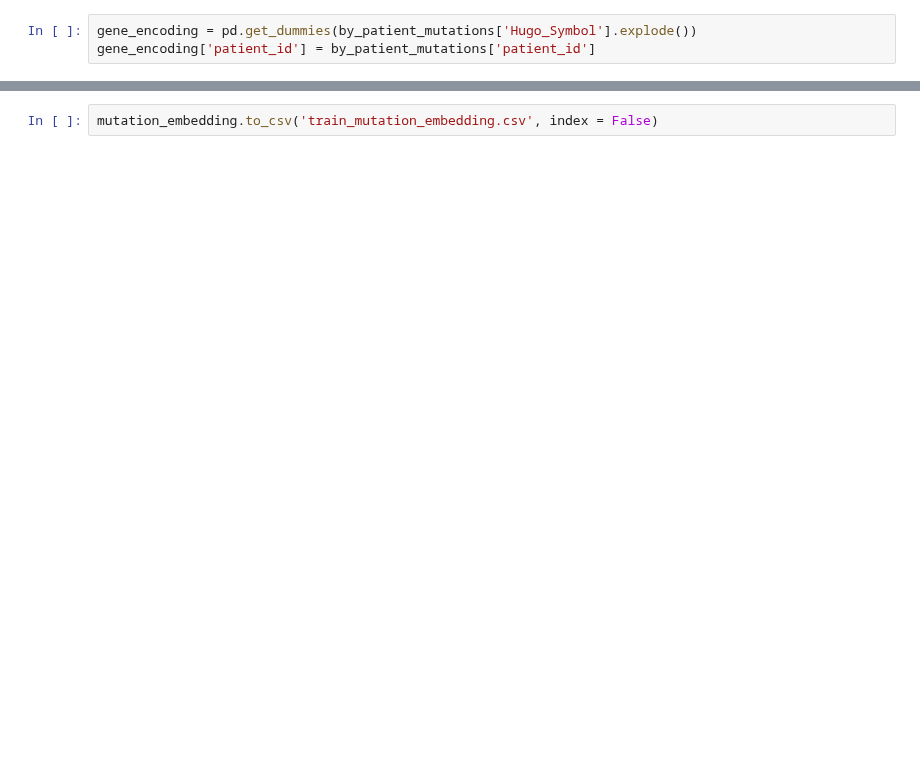
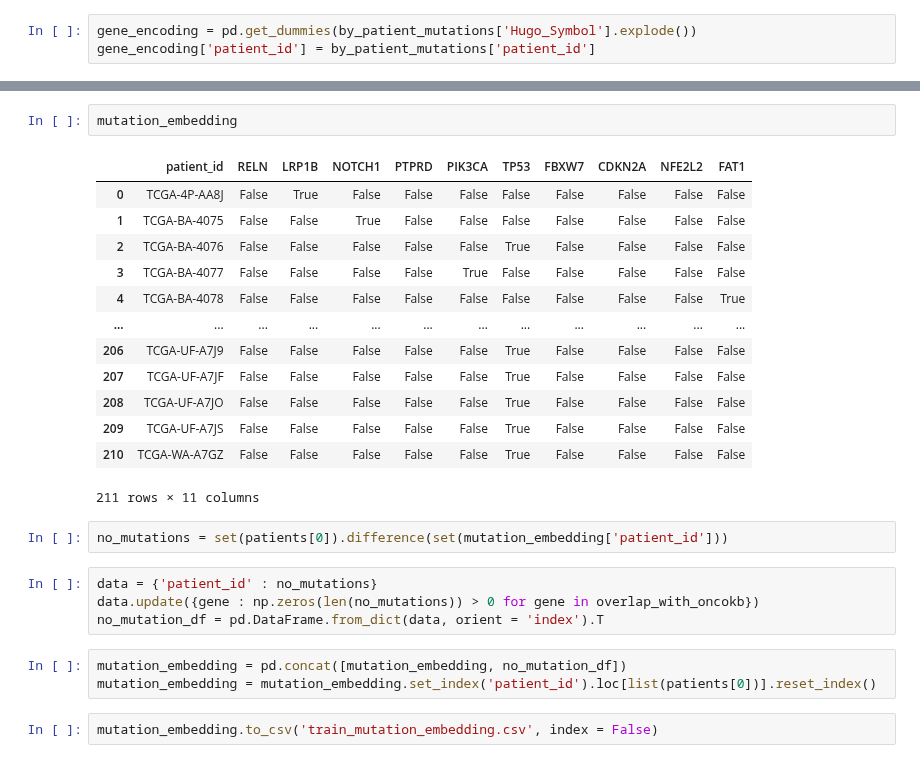
Before and after one commit to Harrison-Q-Ma/BNFO285_Projects, a Jupyter notebook: project_5/Dan/Mutational_encoding.ipynb, the cells around one changed output, grey strips where cells are left out. Saved outputs shown, nothing was run; the diff lists cells and outputs as text; blank space fills up the shorter version.

```diff
--- a/project_5/Dan/Mutational_encoding.ipynb
+++ b/project_5/Dan/Mutational_encoding.ipynb
@@ -24,2 +73,27 @@ mutation_embedding = gene_encoding[['patient_id'] + overlap_with_oncokb]
+# %%
+mutation_embedding
+# %% [output]
+|  | patient_id | RELN | LRP1B | NOTCH1 | PTPRD | PIK3CA | TP53 | FBXW7 | CDKN2A | NFE2L2 | FAT1 |
+| 0 | TCGA-4P-AA8J | False | True | False | False | False | False | False | False | False | False |
+| 1 | TCGA-BA-4075 | False | False | True | False | False | False | False | False | False | False |
+| 2 | TCGA-BA-4076 | False | False | False | False | False | True | False | False | False | False |
+| 3 | TCGA-BA-4077 | False | False | False | False | True | False | False | False | False | False |
+| 4 | TCGA-BA-4078 | False | False | False | False | False | False | False | False | False | True |
+| ... | ... | ... | ... | ... | ... | ... | ... | ... | ... | ... | ... |
+| 206 | TCGA-UF-A7J9 | False | False | False | False | False | True | False | False | False | False |
+| 207 | TCGA-UF-A7JF | False | False | False | False | False | True | False | False | False | False |
+| 208 | TCGA-UF-A7JO | False | False | False | False | False | True | False | False | False | False |
+| 209 | TCGA-UF-A7JS | False | False | False | False | False | True | False | False | False | False |
+| 210 | TCGA-WA-A7GZ | False | False | False | False | False | True | False | False | False | False |
+211 rows × 11 columns
+# %%
+no_mutations = set(patients[0]).difference(set(mutation_embedding['patient_id']))
+# %%
+data = {'patient_id' : no_mutations}
+data.update({gene : np.zeros(len(no_mutations)) > 0 for gene in overlap_with_oncokb})
+no_mutation_df = pd.DataFrame.from_dict(data, orient = 'index').T
+# %%
+mutation_embedding = pd.concat([mutation_embedding, no_mutation_df])
+mutation_embedding = mutation_embedding.set_index('patient_id').loc[list(patients[0])].reset_index()
 # %%
 mutation_embedding.to_csv('train_mutation_embedding.csv', index = False)
```
Also changed, not shown: parts of 5 cells of this notebook.
